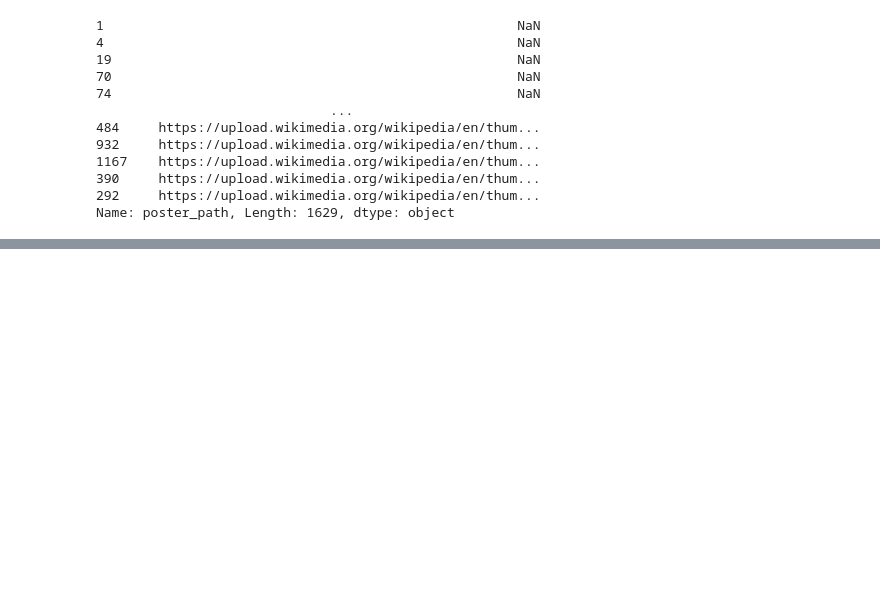
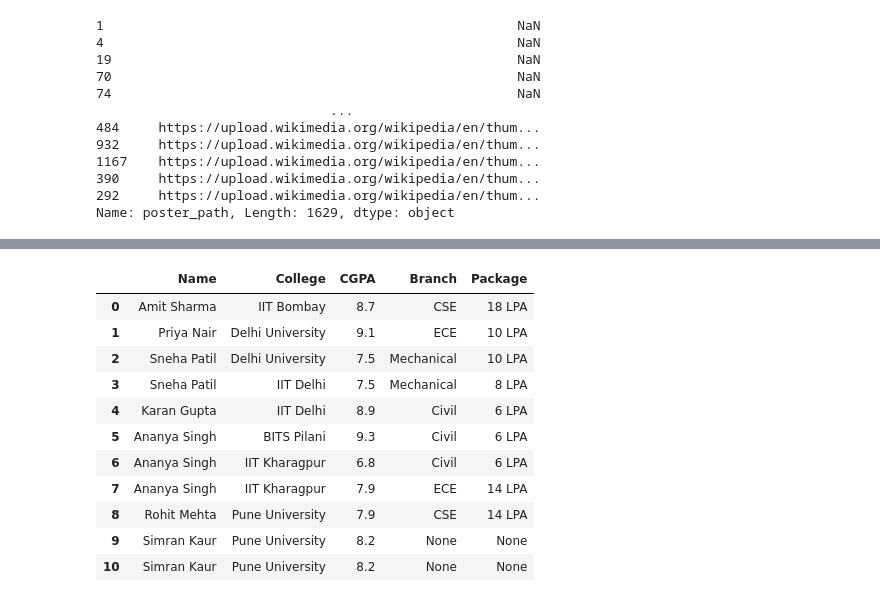
Before and after one commit to Ganesh20000/100_day_of_code, a Jupyter notebook: pandas/session18.ipynb, the cells around one changed output, grey strips where cells are left out. Drawn from its saved outputs; the diff is of its cells as text; code cells hidden in the pictures; blank space fills up the shorter version.

```diff
--- a/pandas/session18.ipynb
+++ b/pandas/session18.ipynb
@@ -148,0 +350,15 @@ m.sort_values(['actors','imdb_rating'],ascending=[0,0]).head(3)
+# %%
+p.fillna(method='bfill')
+# %% [output]
+|  | Name | College | CGPA | Branch | Package |
+| 0 | Amit Sharma | IIT Bombay | 8.7 | CSE | 18 LPA |
+| 1 | Priya Nair | Delhi University | 9.1 | ECE | 10 LPA |
+| 2 | Sneha Patil | Delhi University | 7.5 | Mechanical | 10 LPA |
+| 3 | Sneha Patil | IIT Delhi | 7.5 | Mechanical | 8 LPA |
+| 4 | Karan Gupta | IIT Delhi | 8.9 | Civil | 6 LPA |
+| 5 | Ananya Singh | BITS Pilani | 9.3 | Civil | 6 LPA |
+| 6 | Ananya Singh | IIT Kharagpur | 6.8 | Civil | 6 LPA |
+| 7 | Ananya Singh | IIT Kharagpur | 7.9 | ECE | 14 LPA |
+| 8 | Rohit Mehta | Pune University | 7.9 | CSE | 14 LPA |
+| 9 | Simran Kaur | Pune University | 8.2 | None | None |
+| 10 | Simran Kaur | Pune University | 8.2 | None | None |
```
Also changed, not shown: parts of 55 cells of this notebook, 3 other files.
